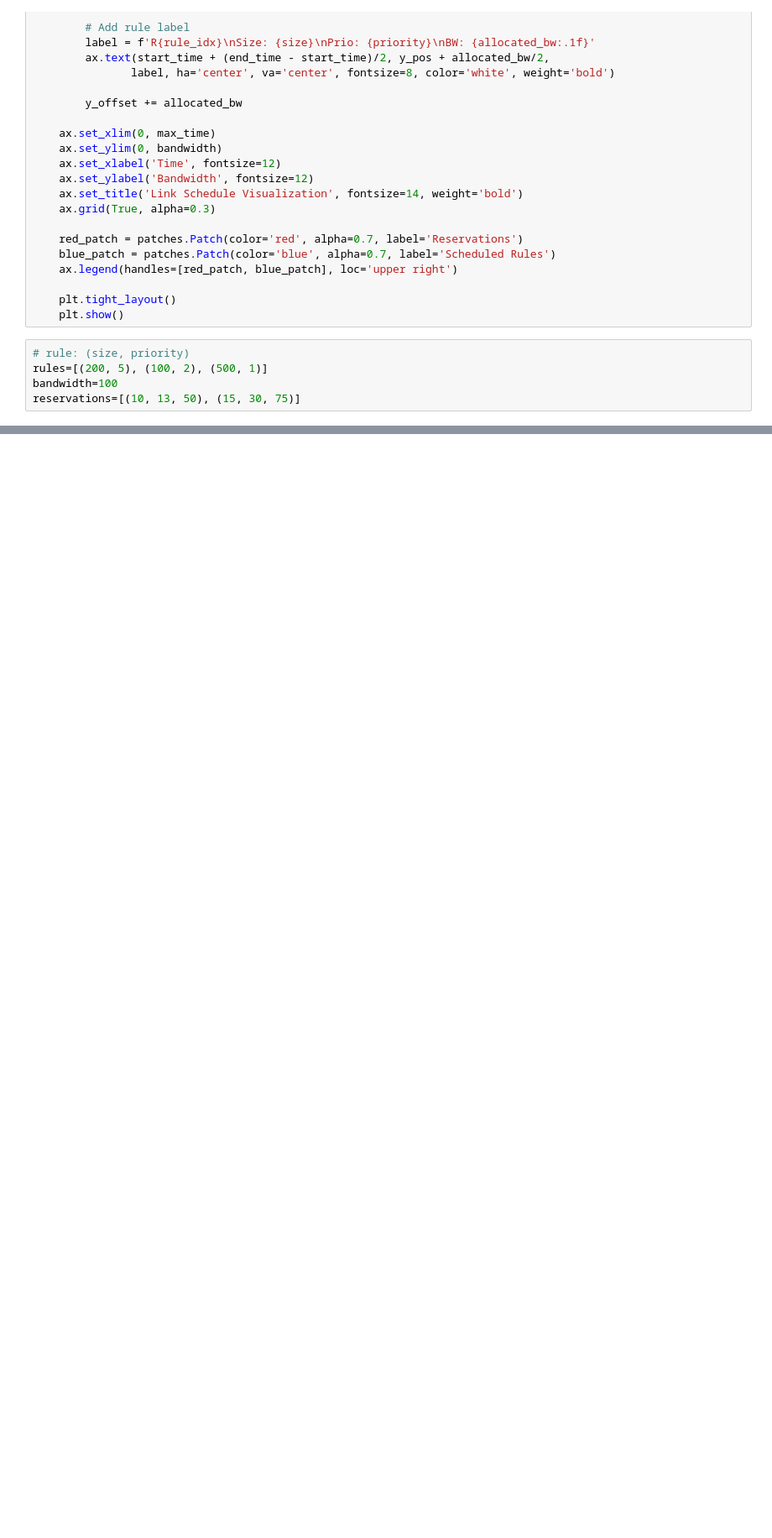
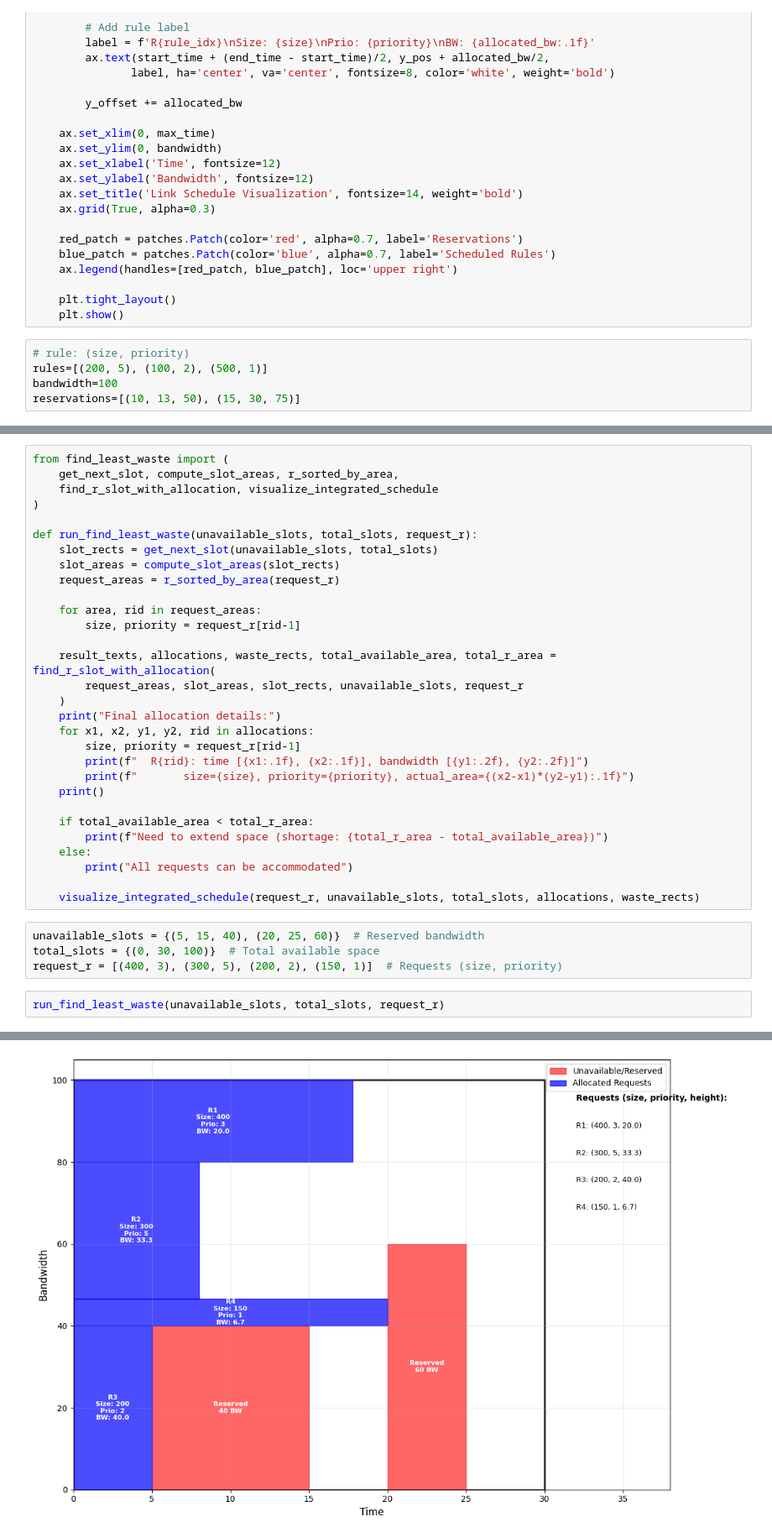
Before and after one commit to aashayarora/rucio-sense-dmm, a Jupyter notebook: sim/warehouse.ipynb, the cells around one changed output, grey strips where cells are left out. Shown: that part at 84% size. Cells and saved outputs as stored; diff of their text form; blank space fills up the shorter version.

```diff
--- a/sim/warehouse.ipynb
+++ b/sim/warehouse.ipynb
@@ -99,0 +98,37 @@ rule 2: time 0.00-10.00, bandwidth 20.0
+# %%
+from find_least_waste import (
+    get_next_slot, compute_slot_areas, r_sorted_by_area,
+    find_r_slot_with_allocation, visualize_integrated_schedule
+)
+
+def run_find_least_waste(unavailable_slots, total_slots, request_r):
+    slot_rects = get_next_slot(unavailable_slots, total_slots)
+    slot_areas = compute_slot_areas(slot_rects)
+    request_areas = r_sorted_by_area(request_r)
+
+    for area, rid in request_areas:
+        size, priority = request_r[rid-1]
+
+    result_texts, allocations, waste_rects, total_available_area, total_r_area = find_r_slot_with_allocation(
+        request_areas, slot_areas, slot_rects, unavailable_slots, request_r
+    )
+    print("Final allocation details:")
+    for x1, x2, y1, y2, rid in allocations:
+        size, priority = request_r[rid-1]
+        print(f"  R{rid}: time [{x1:.1f}, {x2:.1f}], bandwidth [{y1:.2f}, {y2:.2f}]")
+        print(f"       size={size}, priority={priority}, actual_area={(x2-x1)*(y2-y1):.1f}")
+    print()
+
+    if total_available_area < total_r_area:
+        print(f"Need to extend space (shortage: {total_r_area - total_available_area})")
+    else:
+        print("All requests can be accommodated")
+
+    visualize_integrated_schedule(request_r, unavailable_slots, total_slots, allocations, waste_rects)
+# %%
+unavailable_slots = {(5, 15, 40), (20, 25, 60)}  # Reserved bandwidth
+total_slots = {(0, 30, 100)}  # Total available space
+request_r = [(400, 3), (300, 5), (200, 2), (150, 1)]  # Requests (size, priority)
+# %%
+run_find_least_waste(unavailable_slots, total_slots, request_r)
+# %% [output]
@@ -99,0 +146 @@ rule 2: time 0.00-10.00, bandwidth 20.0
+[figure, added]
```
Also changed, not shown: parts of 3 cells of this notebook.
